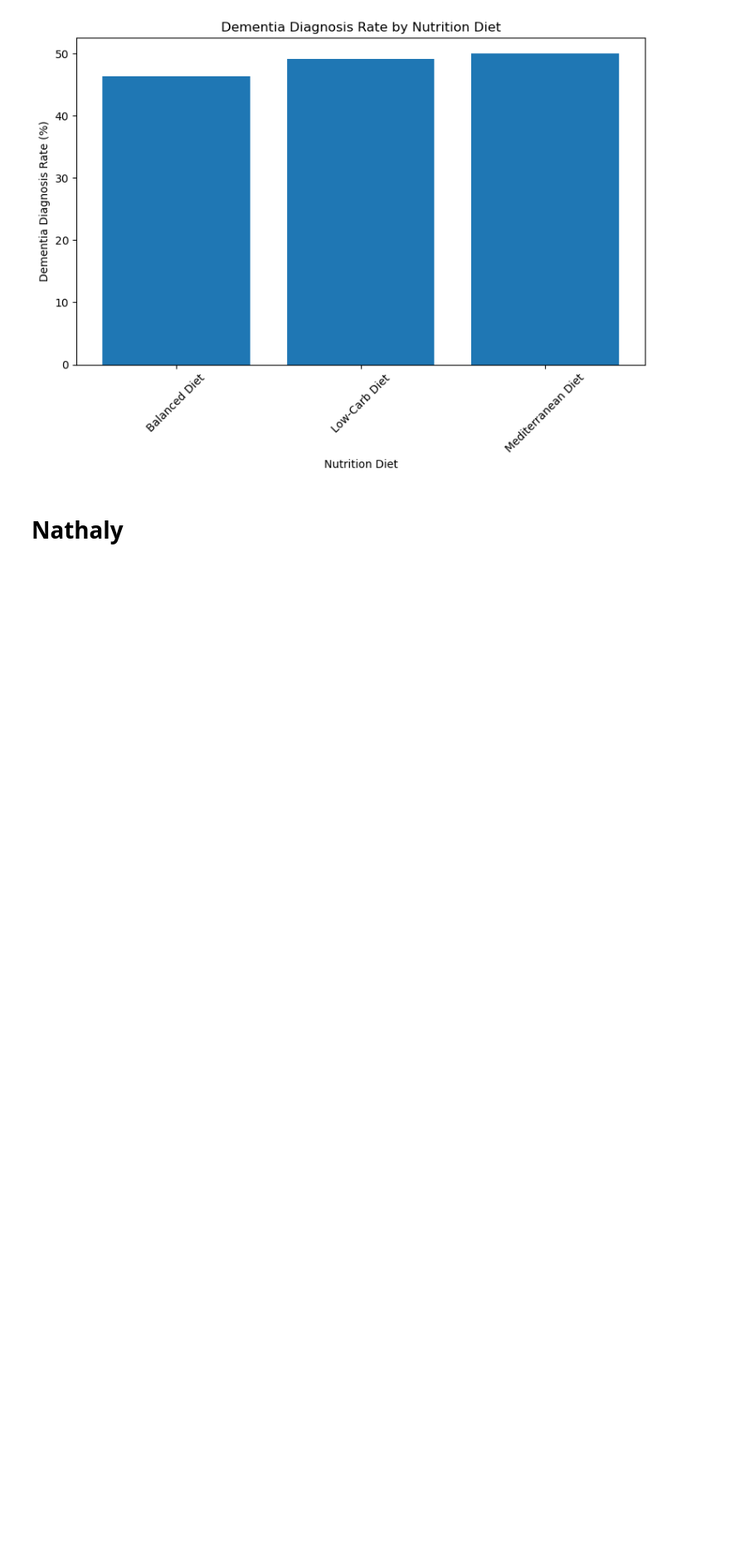
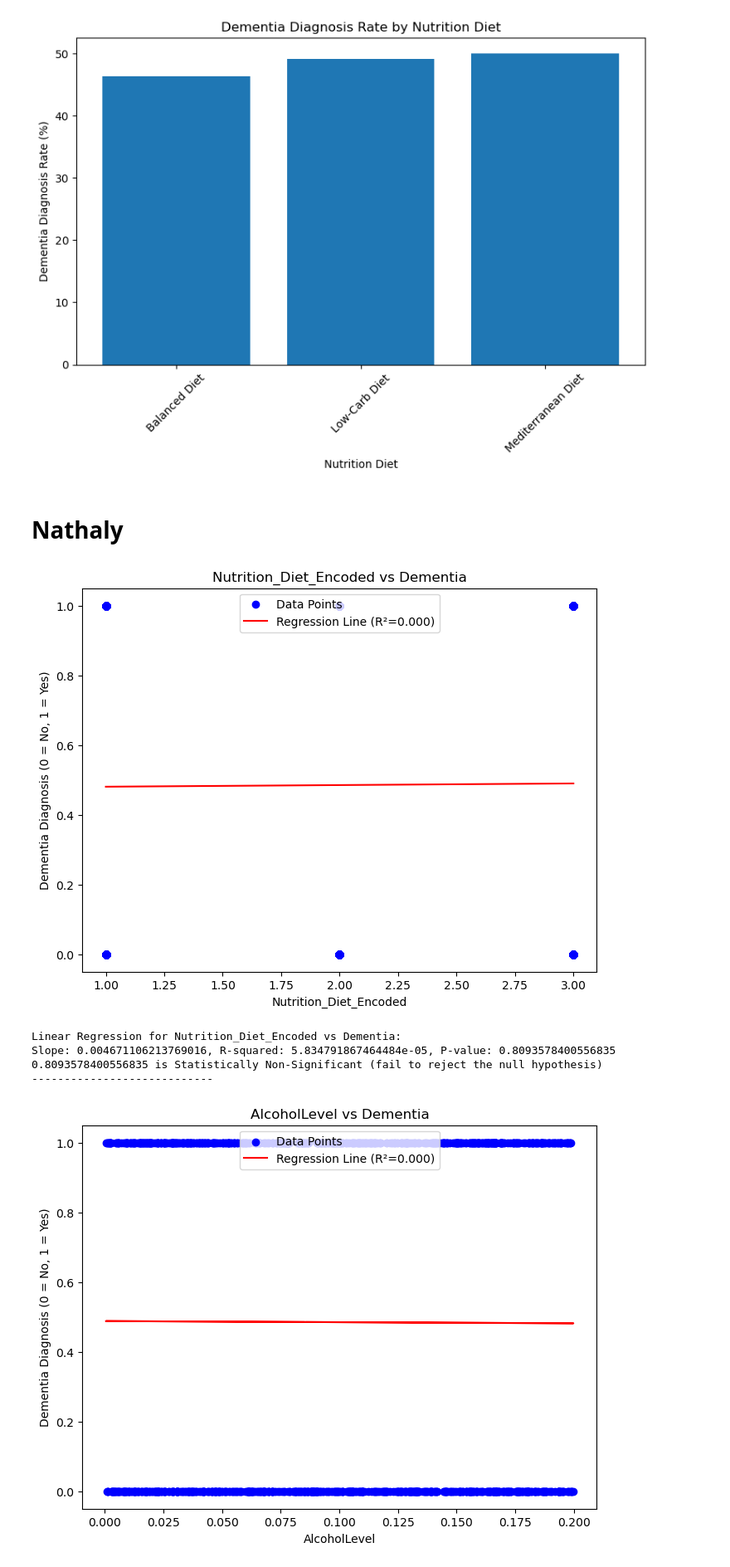
Before and after one commit to Feda2020/project_one_dementia, a Jupyter notebook: main.ipynb, the cells around one changed output. Shown at 83% size. Saved outputs shown, nothing was run; the diff lists cells and outputs as text; code cells hidden in the pictures; blank space fills up the shorter version.

Commit message:
Nathaly's final correlation analysis

```diff
--- a/main.ipynb
+++ b/main.ipynb
@@ -456,4 +452,54 @@ Relevant data for analysis:
 # %%
 # 5th Part: Statistical Analysis
 # ---------------------------------------------------------------------
-# Task: Conduct statistical tests such as correlation or regression to examine relationships between variables.
+#lifestyle factor overview
+
+def pvalue_eval(pval, alpha=0.05):
+    if pval <= alpha:
+        return f"{pval} is Statistically Significant (reject the null hypothesis)"
+    return f"{pval} is Statistically Non-Significant (fail to reject the null hypothesis)"
+
+# Map categories to numeric values
+# Physical Activity
+physical_activity_mapping = {'Sedentary': 1, 'Mild Activity': 2, 'Moderate Activity': 3, 'High Activity': 4}
+dementia_df['Physical_Activity_Encoded'] = dementia_df['Physical_Activity'].map(physical_activity_mapping)
+
+# Smoking Status
+smoking_status_mapping = {'Never Smoked': 1, 'Former Smoker': 2, 'Current Smoker': 3}
+dementia_df['Smoking_Status_Encoded'] = dementia_df['Smoking_Status'].map(smoking_status_mapping)
+
+#  Nutrition Diet
+nutrition_diet_mapping = {'Low-Carb Diet': 1, 'Balanced Diet': 2, 'Mediterranean Diet': 3, 'Other': 4}
+dementia_df['Nutrition_Diet_Encoded'] = dementia_df['Nutrition_Diet'].map(nutrition_diet_mapping)
+
+factors = ['Nutrition_Diet_Encoded', 'AlcoholLevel', 'Physical_Activity_Encoded', 'Smoking_Status_Encoded', 'Cognitive_Test_Scores']
+
+for factor in factors:
+    # Performing linear regression Nutrition Vs Dementia
+    x = dementia_df[factor]
+    y = dementia_df['Dementia']
+
+    slope, intercept, r_value, p_value, std_err = linregress(x, y)
+
+    # Scatter plot with regression line
+    plt.figure(figsize=(8, 6))
+    plt.scatter(x, y, color='blue', label='Data Points')
+    plt.plot(x, slope * x + intercept, color='red', label=f'Regression Line (R²={r_value**2:.3f})')
+    plt.title(f'{factor} vs Dementia')
+    plt.xlabel(factor)
+    plt.ylabel('Dementia Diagnosis (0 = No, 1 = Yes)')
+    plt.legend()
+    plt.show()
+
+    # Print the results
+    print(f"Linear Regression for {factor} vs Dementia:")
+    print(f"Slope: {slope}, R-squared: {r_value**2}, P-value: {p_value}")
+    print(pvalue_eval(p_value))
+    print('----------------------------')
+# %% [output]
+[figure, added]
+Linear Regression for Nutrition_Diet_Encoded vs Dementia:
+Slope: 0.004671106213769016, R-squared: 5.834791867464484e-05, P-value: 0.8093578400556835
+0.8093578400556835 is Statistically Non-Significant (fail to reject the null hypothesis)
+----------------------------
+[figure, added]
```
Also changed, not shown: parts of 7 cells of this notebook.
